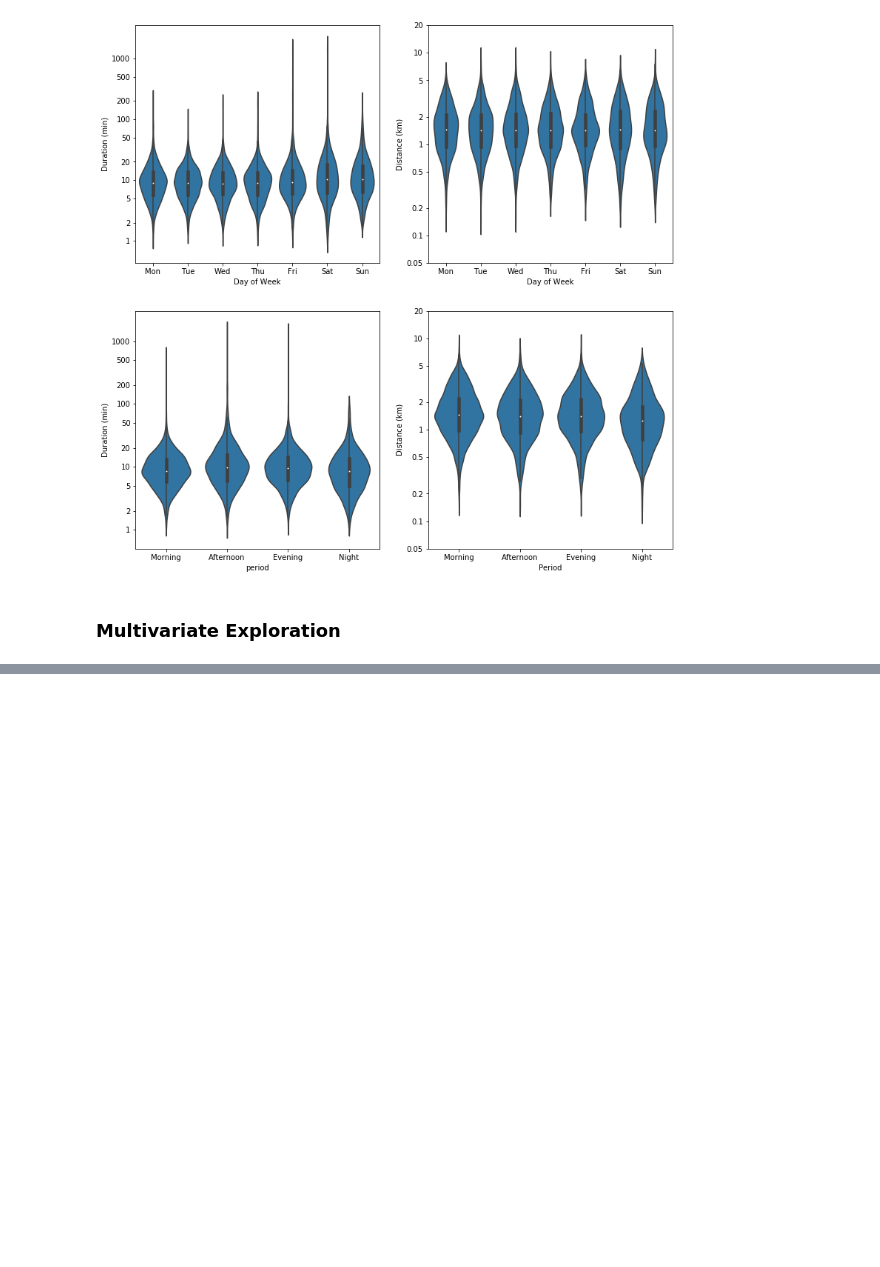
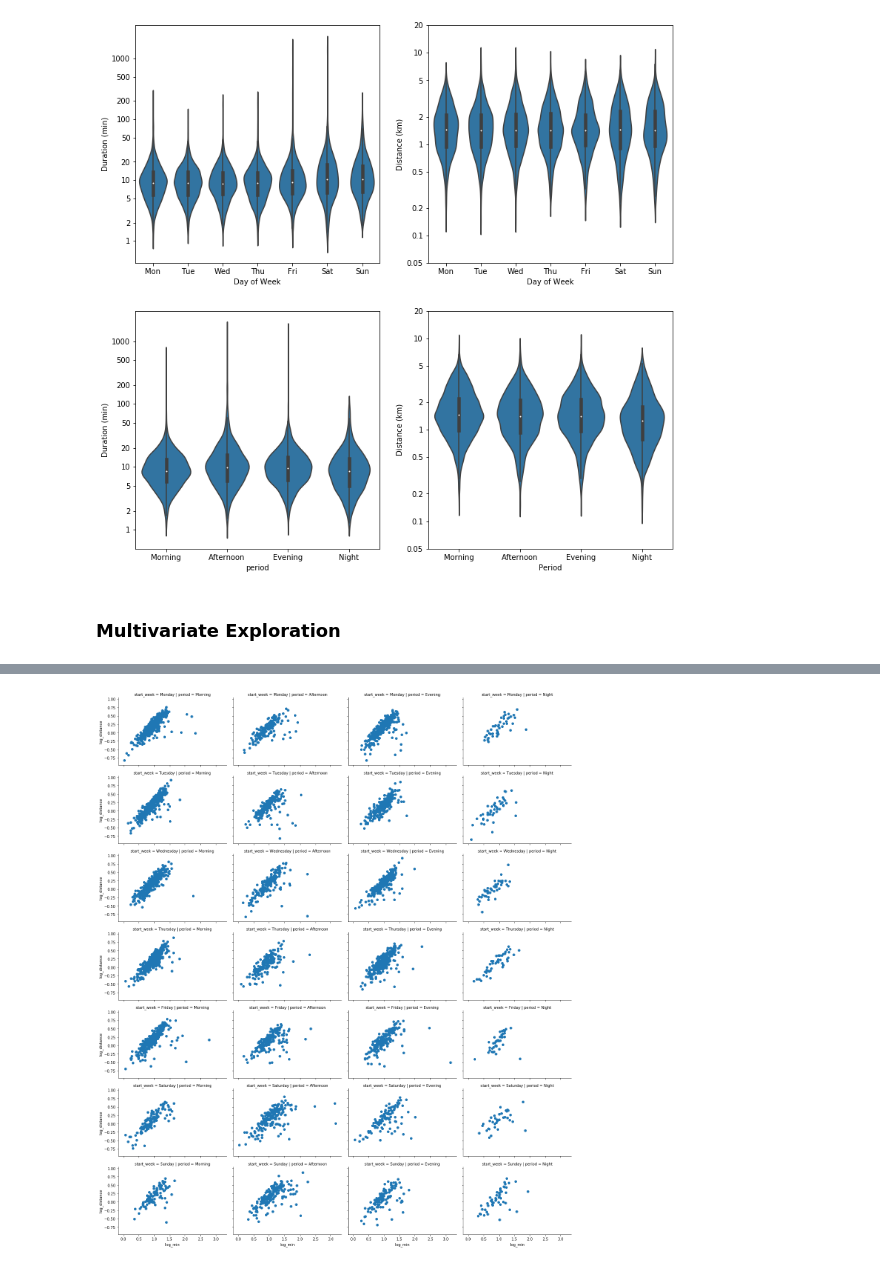
Before and after one commit to sclkan/Lyft-Analysis, a Jupyter notebook: lyft_baywheels_analysis.ipynb, the cells around one changed output, grey strips where cells are left out. Saved outputs shown, nothing was run; the diff lists cells and outputs as text; code cells hidden in the pictures; blank space fills up the shorter version.

```diff
--- a/lyft_baywheels_analysis.ipynb
+++ b/lyft_baywheels_analysis.ipynb
@@ -502,0 +526,5 @@ def heatmap(x,y, **kwargs):
+# %%
+g= sb.FacetGrid(data=df_samp, col='period', row='start_week', aspect=1.5)
+g= g.map(plt.scatter, 'log_min', 'log_distance')
+# %% [output]
+[figure, added]
```
Also changed, not shown: parts of 9 cells of this notebook.
